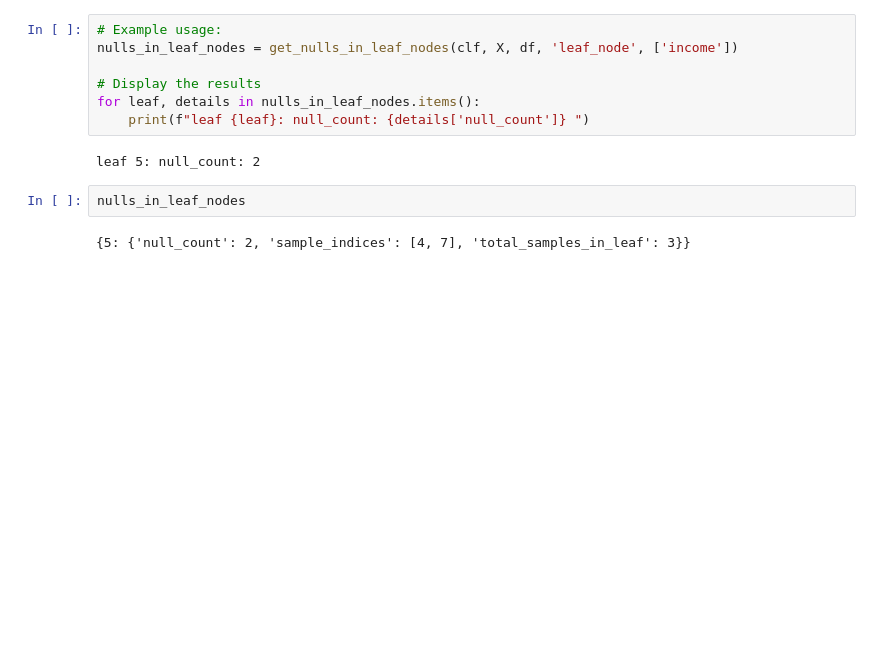
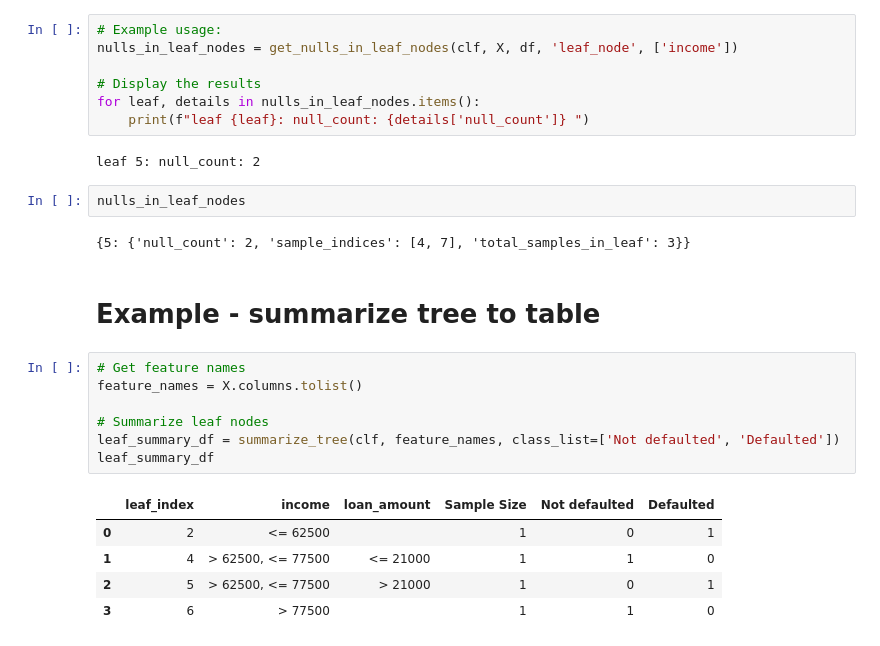
Before and after one commit to k-explore/format_tree, a Jupyter notebook: Examples.ipynb, the cells around one changed output. Saved outputs shown, nothing was run; the diff lists cells and outputs as text; blank space fills up the shorter version.

Commit message:
Update project files and examples

```diff
--- a/Examples.ipynb
+++ b/Examples.ipynb
@@ -152,3 +148,18 @@ leaf 5: null_count: 2
 nulls_in_leaf_nodes
 # %% [output]
 {5: {'null_count': 2, 'sample_indices': [4, 7], 'total_samples_in_leaf': 3}}
+# %% [markdown]
+# Example - summarize tree to table
+# %%
+# Get feature names
+feature_names = X.columns.tolist()
+
+# Summarize leaf nodes
+leaf_summary_df = summarize_tree(clf, feature_names, class_list=['Not defaulted', 'Defaulted'])
+leaf_summary_df
+# %% [output]
+|  | leaf_index | income | loan_amount | Sample Size | Not defaulted | Defaulted |
+| 0 | 2 | <= 62500 |  | 1 | 0 | 1 |
+| 1 | 4 | > 62500, <= 77500 | <= 21000 | 1 | 1 | 0 |
+| 2 | 5 | > 62500, <= 77500 | > 21000 | 1 | 0 | 1 |
+| 3 | 6 | > 77500 |  | 1 | 1 | 0 |
```
Also changed, not shown: parts of 2 cells of this notebook, 2 other files.
